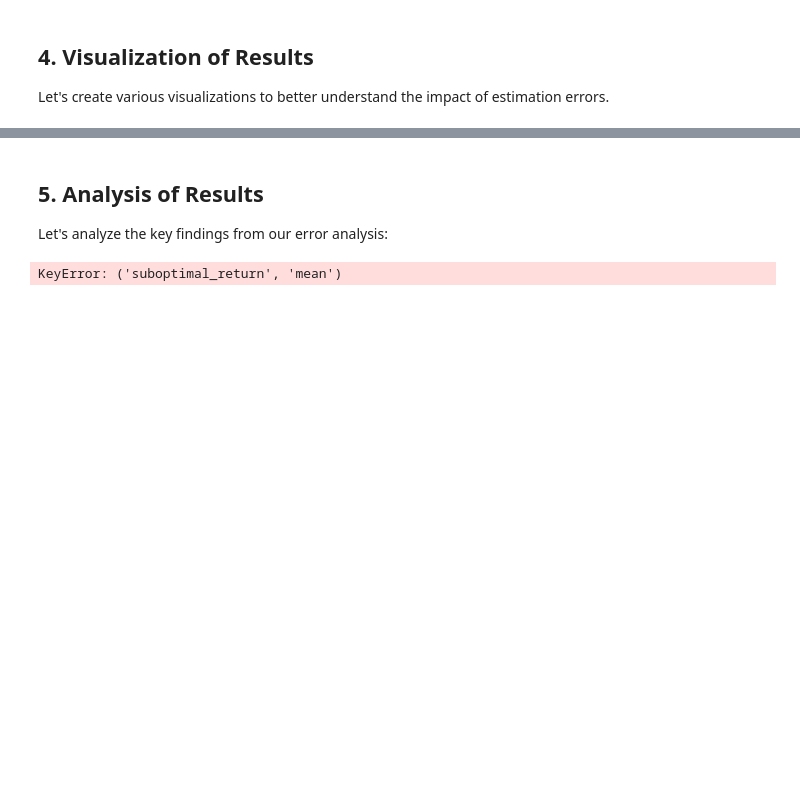
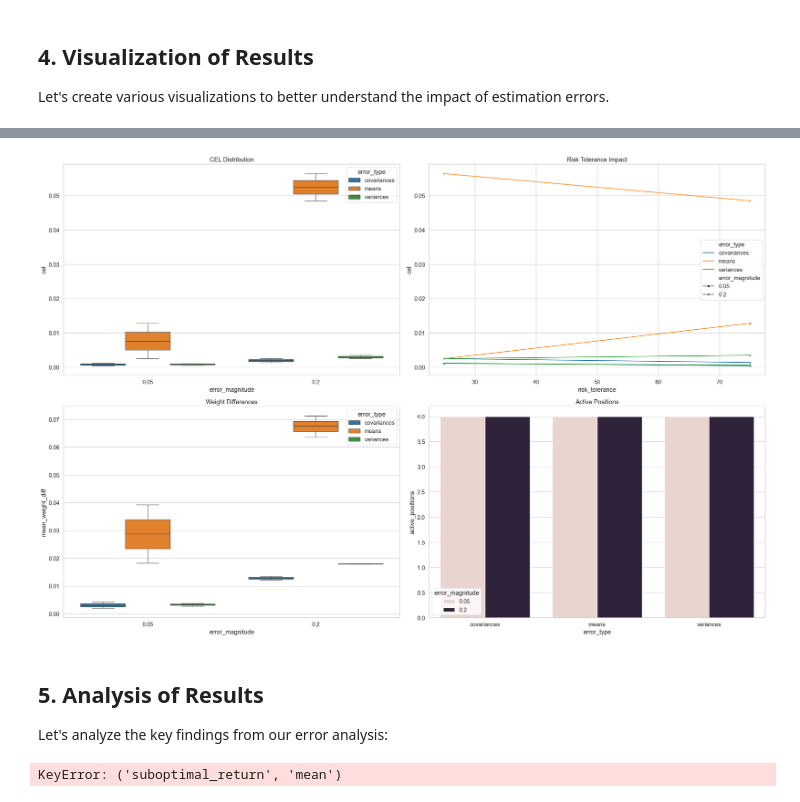
Before and after one commit to Rodmr092/trading-research, a Jupyter notebook: The effect of errors/notebooks/the effect of estimation errors.ipynb, the cells around one changed output, grey strips where cells are left out. Cells and saved outputs as stored; diff of their text form; code cells hidden in the pictures; blank space fills up the shorter version.

```diff
--- a/The effect of errors/notebooks/the effect of estimation errors.ipynb
+++ b/The effect of errors/notebooks/the effect of estimation errors.ipynb
@@ -241,0 +274,4 @@ RuntimeError: Failed to generate weight_differences.png: Data must be 1-dimensio
+# %%
+# Generar dashboard resumen
+dashboard = visualizer.create_summary_dashboard(results)
+# %% [output]
@@ -242,3 +283,4 @@ RuntimeError: Failed to generate weight_differences.png: Data must be 1-dimensio
+[figure, added]
 # %% [markdown]
 ## 5. Analysis of Results
 Let's analyze the key findings from our error analysis:
```
Also changed, not shown: parts of 7 cells of this notebook, 8 other files.
